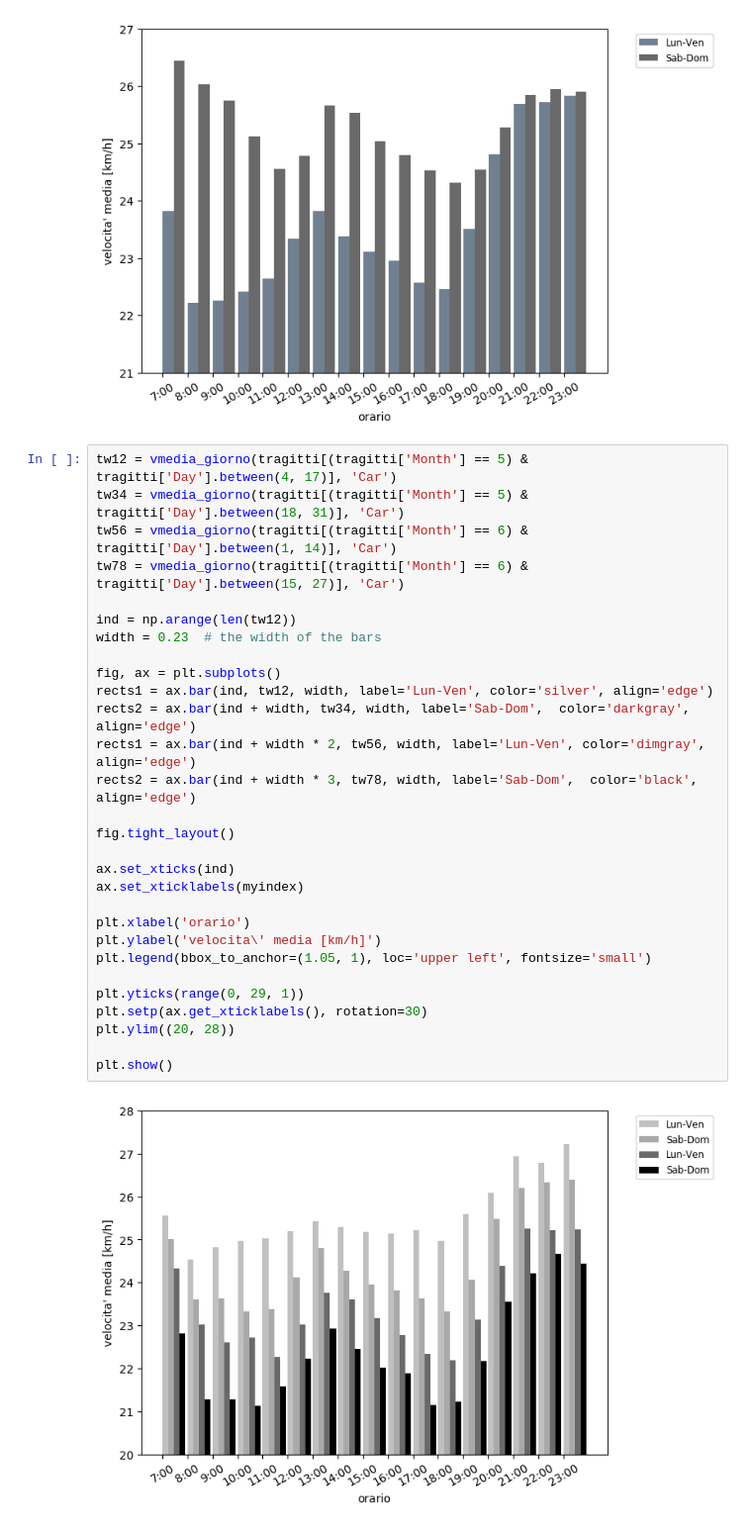
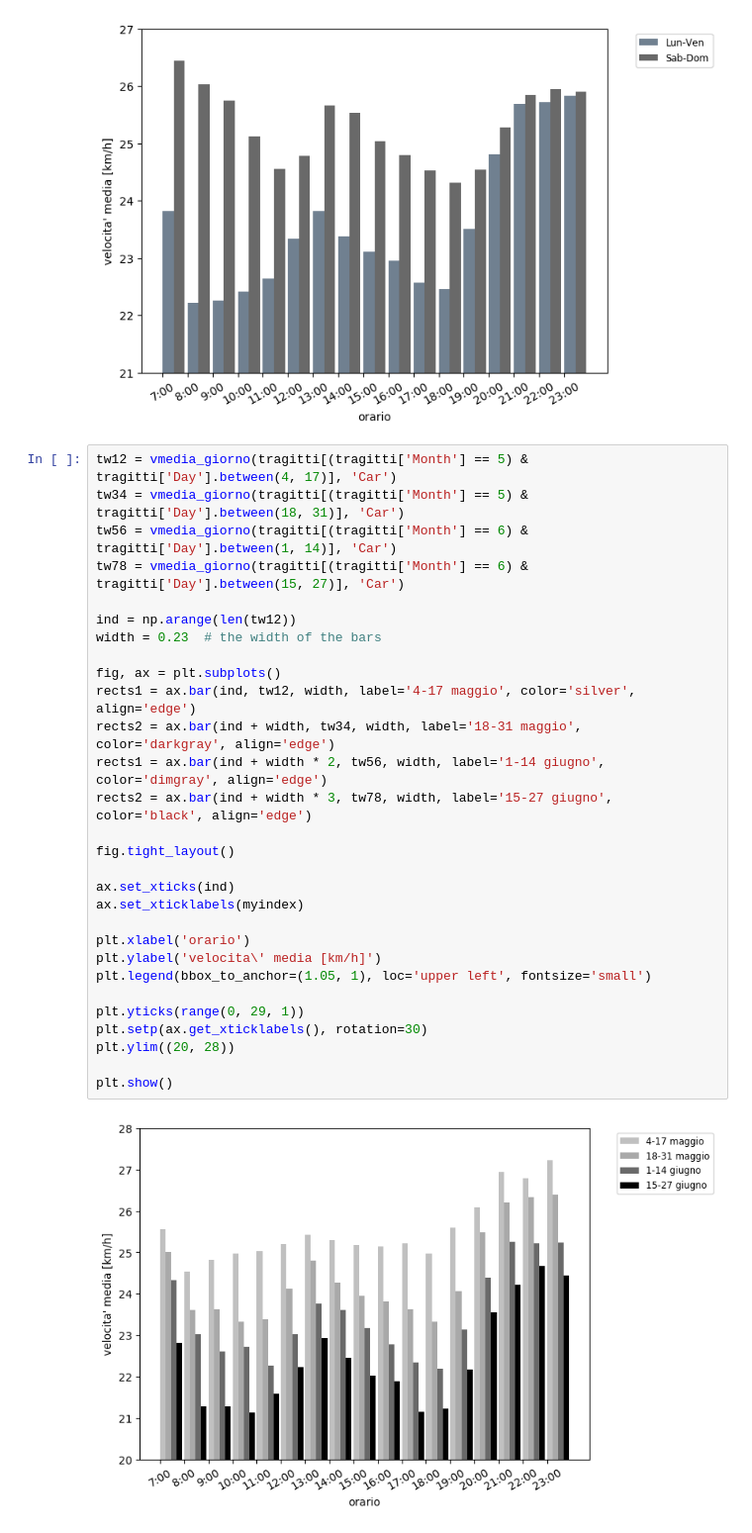
Before and after one commit to mmastrapasqua7/kowalskianalysis, a Jupyter notebook: jupyter/New/2_VariazioneVelocitaMediaOraria.ipynb, the cells around one changed output. Shown at 99% size. Cells and saved outputs as stored; diff of their text form.

```diff
--- a/jupyter/New/2_VariazioneVelocitaMediaOraria.ipynb
+++ b/jupyter/New/2_VariazioneVelocitaMediaOraria.ipynb
@@ -178,31 +178,31 @@ plt.show()
 # %%
 tw12 = vmedia_giorno(tragitti[(tragitti['Month'] == 5) & tragitti['Day'].between(4, 17)], 'Car')
 tw34 = vmedia_giorno(tragitti[(tragitti['Month'] == 5) & tragitti['Day'].between(18, 31)], 'Car')
 tw56 = vmedia_giorno(tragitti[(tragitti['Month'] == 6) & tragitti['Day'].between(1, 14)], 'Car')
 tw78 = vmedia_giorno(tragitti[(tragitti['Month'] == 6) & tragitti['Day'].between(15, 27)], 'Car')
 
 ind = np.arange(len(tw12))
 width = 0.23  # the width of the bars
 
 fig, ax = plt.subplots()
-rects1 = ax.bar(ind, tw12, width, label='Lun-Ven', color='silver', align='edge')
-rects2 = ax.bar(ind + width, tw34, width, label='Sab-Dom',  color='darkgray', align='edge')
-rects1 = ax.bar(ind + width * 2, tw56, width, label='Lun-Ven', color='dimgray', align='edge')
-rects2 = ax.bar(ind + width * 3, tw78, width, label='Sab-Dom',  color='black', align='edge')
+rects1 = ax.bar(ind, tw12, width, label='4-17 maggio', color='silver', align='edge')
+rects2 = ax.bar(ind + width, tw34, width, label='18-31 maggio',  color='darkgray', align='edge')
+rects1 = ax.bar(ind + width * 2, tw56, width, label='1-14 giugno', color='dimgray', align='edge')
+rects2 = ax.bar(ind + width * 3, tw78, width, label='15-27 giugno',  color='black', align='edge')
 
 fig.tight_layout()
 
 ax.set_xticks(ind)
 ax.set_xticklabels(myindex)
 
 plt.xlabel('orario')
 plt.ylabel('velocita\' media [km/h]')
 plt.legend(bbox_to_anchor=(1.05, 1), loc='upper left', fontsize='small')
 
 plt.yticks(range(0, 29, 1))
 plt.setp(ax.get_xticklabels(), rotation=30)
 plt.ylim((20, 28))
 
 plt.show()
 # %% [output]
-[figure, old version]
+[figure, new version]
```
Also changed, not shown: parts of 13 cells of this notebook.
